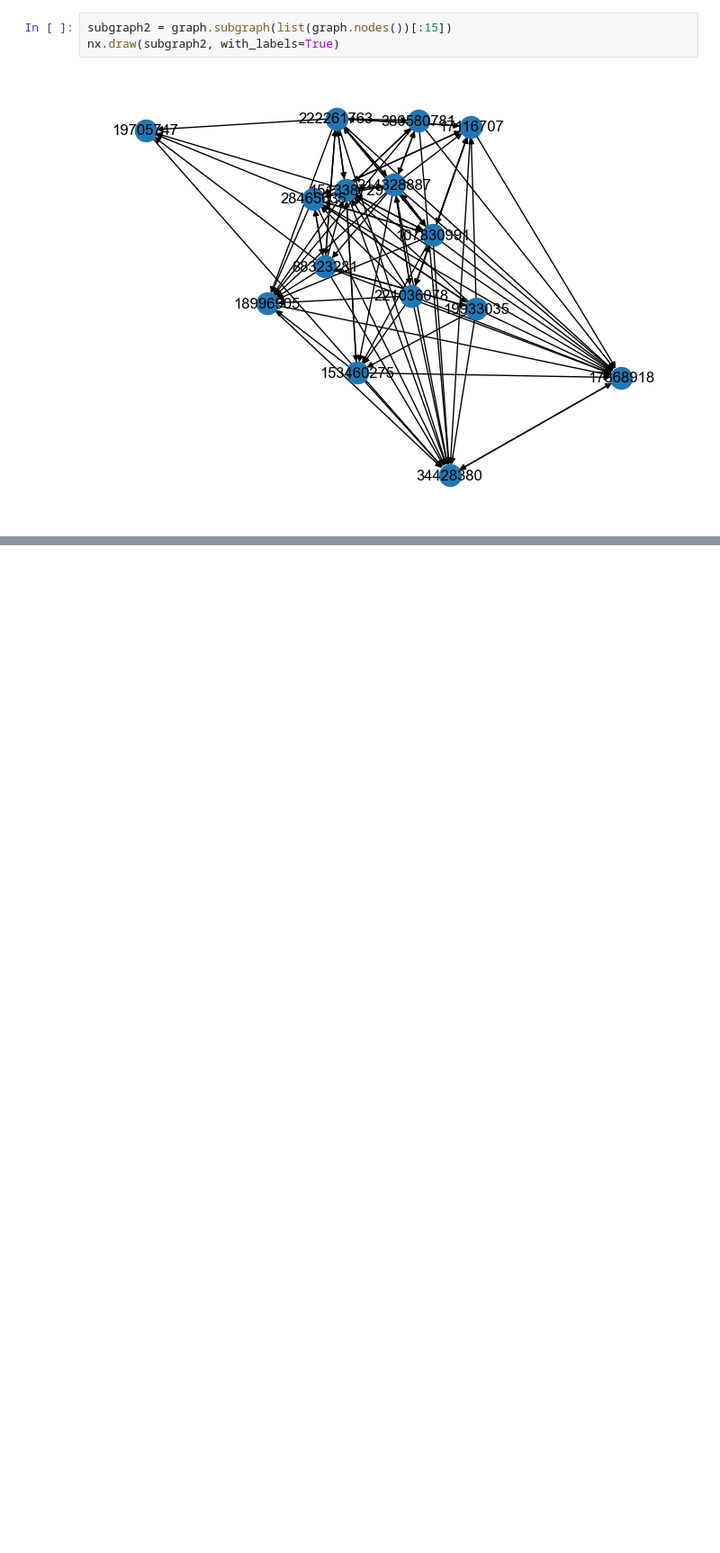
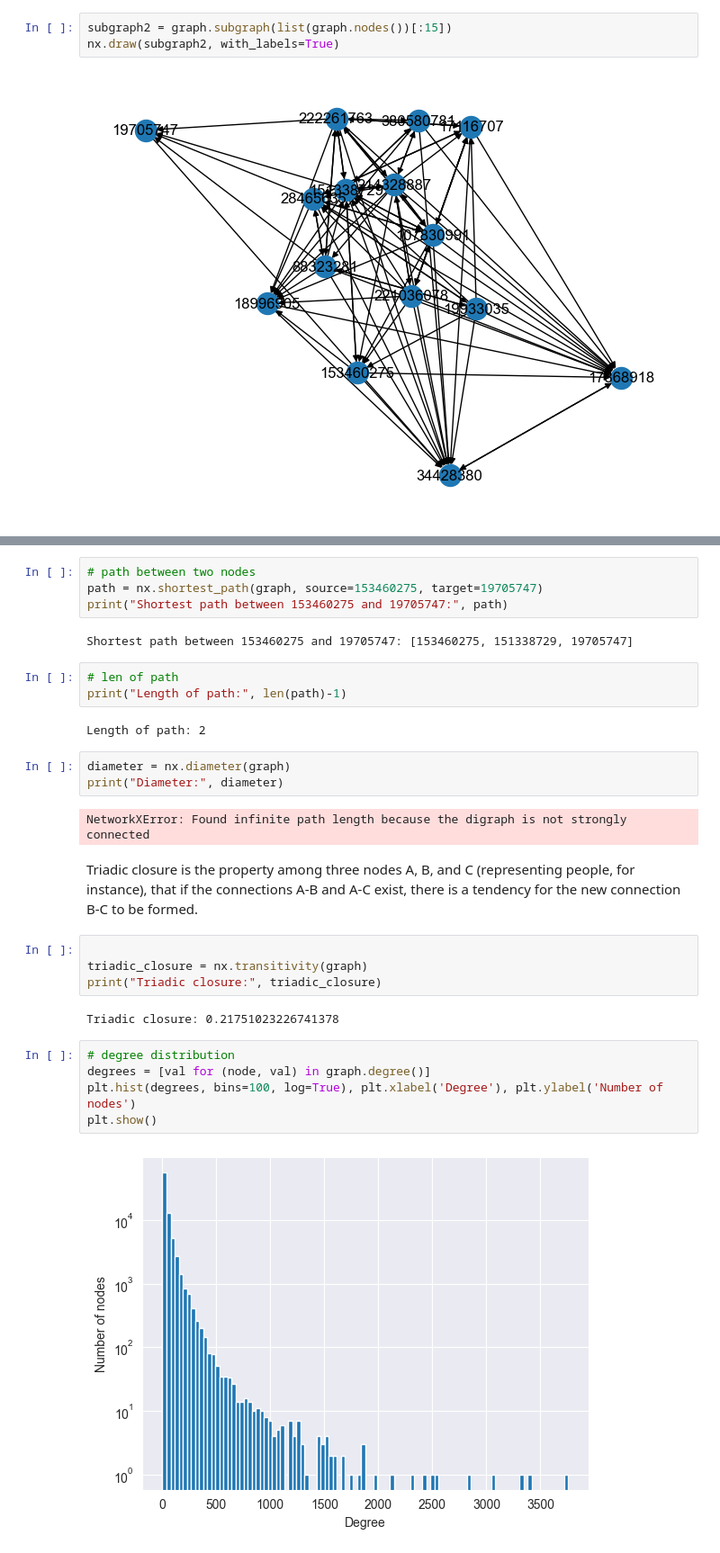
Before and after one commit to benymaxparsa/SNAP-Twitter-Data-Mining, a Jupyter notebook: Codes.ipynb, the cells around one changed output, grey strips where cells are left out. Shown: that part at 90% size. Cells and saved outputs as stored; diff of their text form; blank space fills up the shorter version.

Commit message:
Trying to analysis the graph

```diff
--- a/Codes.ipynb
+++ b/Codes.ipynb
@@ -20,0 +42,31 @@ nx.draw(subgraph2, with_labels=True)
+# %%
+# path between two nodes
+path = nx.shortest_path(graph, source=153460275, target=19705747)
+print("Shortest path between 153460275 and 19705747:", path)
+# %% [output]
+Shortest path between 153460275 and 19705747: [153460275, 151338729, 19705747]
+# %%
+# len of path
+print("Length of path:", len(path)-1)
+# %% [output]
+Length of path: 2
+# %%
+diameter = nx.diameter(graph)
+print("Diameter:", diameter)
+# %% [output]
+NetworkXError: Found infinite path length because the digraph is not strongly connected
+# %% [markdown]
+Triadic closure is the property among three nodes A, B, and C (representing people, for instance), that if the connections A-B and A-C exist, there is a tendency for the new connection B-C to be formed.
+# %%
+
+triadic_closure = nx.transitivity(graph)
+print("Triadic closure:", triadic_closure)
+# %% [output]
+Triadic closure: 0.21751023226741378
+# %%
+# degree distribution
+degrees = [val for (node, val) in graph.degree()]
+plt.hist(degrees, bins=100, log=True), plt.xlabel('Degree'), plt.ylabel('Number of nodes')
+plt.show()
+# %% [output]
+[figure, added]
```
Also changed, not shown: parts of 21 cells of this notebook.
